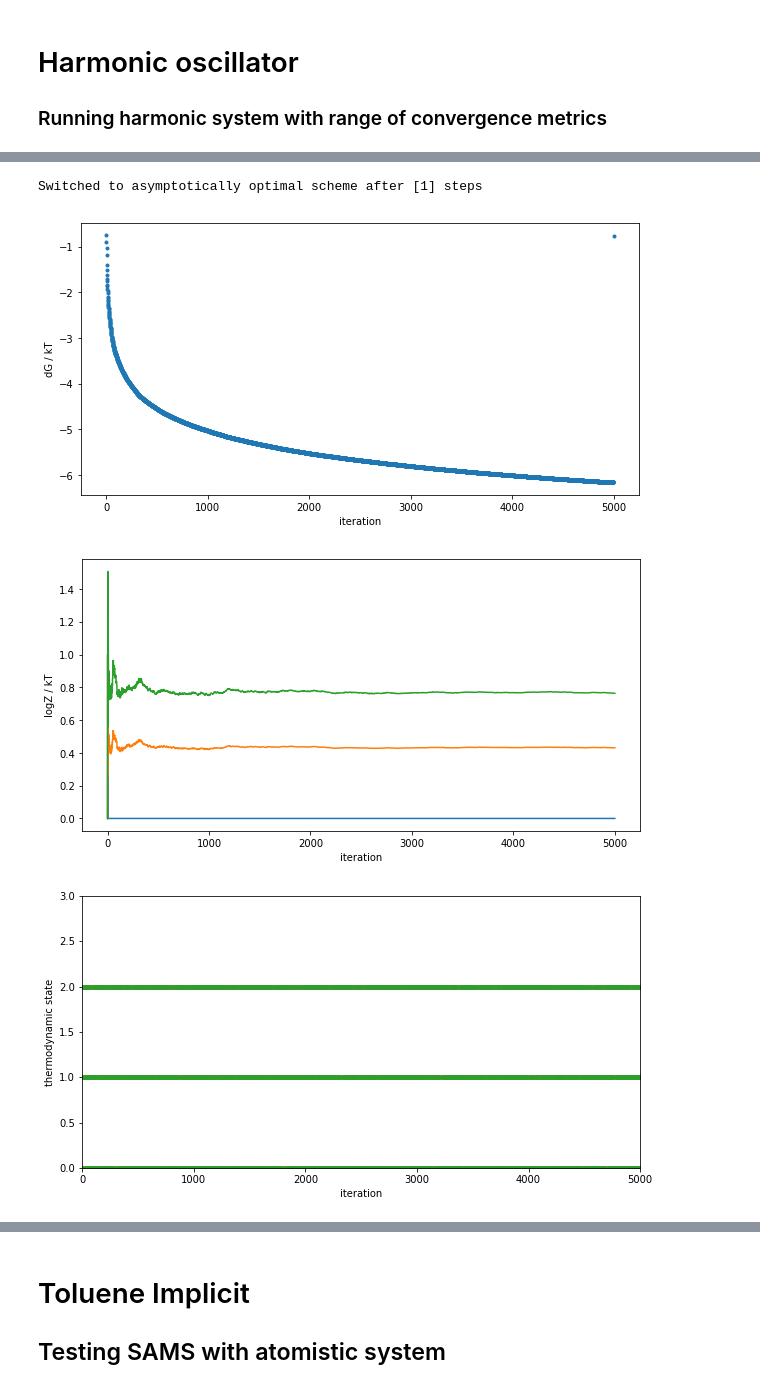
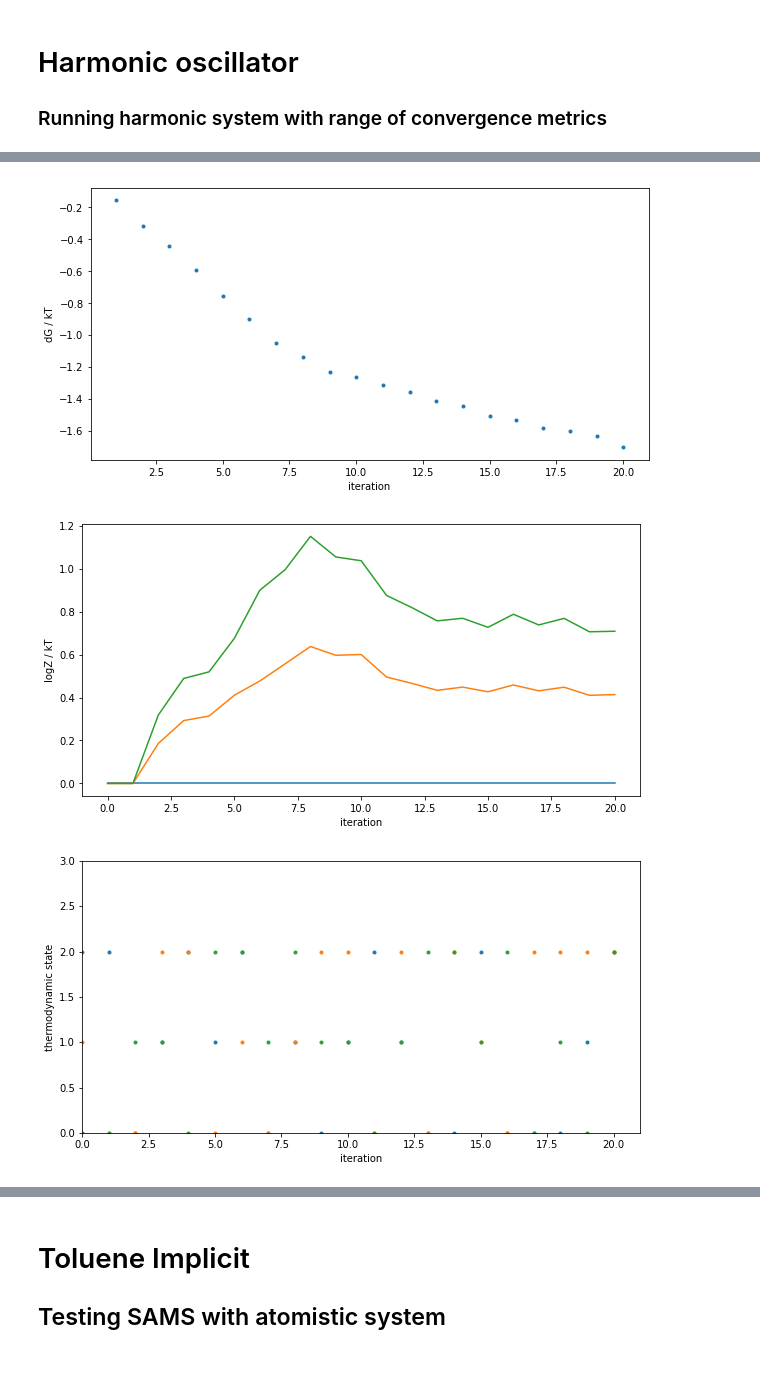
Before and after one commit to hannahbrucemacdonald/SAMS_vs_repex, a Jupyter notebook: notebooks/harmonicSAMS.ipynb, the cells around one changed output, grey strips where cells are left out. Drawn from its saved outputs; the diff is of its cells as text; code cells hidden in the pictures.

Commit message:
updating toluene test

```diff
--- a/notebooks/harmonicSAMS.ipynb
+++ b/notebooks/harmonicSAMS.ipynb
@@ -73,7 +73,8 @@ def compute_harmonic_oscillator_expectations(K, temperature):
 
     return values
 # %%
-def run_harmonic_test(sim_type,make_graphs=True,n_iterations=610,flatness_criteria='logZ-flatness',flatness_threshold=0.2,online_analysis_interval=200):
+def run_harmonic_test(sim_type,make_graphs=True,n_iterations=610,flatness_criteria='minimum-visits',
+                      flatness_threshold=0.2,online_analysis_interval=1,stages='two-stage'):
     """Test harmonic oscillator free energies for SAMS.
     Adapted from Yank/tests/test_restraints.py 'test_harmonic_free_energy'
     """
@@ -126,19 +127,19 @@ def run_harmonic_test(sim_type,make_graphs=True,n_iterations=610,flatness_criter
     # Define file for temporary storage.
     with mmtools.utils.temporary_directory() as tmp_dir:
         storage = os.path.join(tmp_dir, 'test_storage.nc')
-        reporter = yank.multistate.MultiStateReporter(storage, checkpoint_interval=1)
+        reporter = mmtools.multistate.MultiStateReporter(storage, checkpoint_interval=1)
 
         move = mmtools.mcmc.LangevinDynamicsMove(timestep=2.0*unit.femtoseconds,
                                                  collision_rate=20.0/unit.picosecond,
                                                  n_steps=500, reassign_velocities=True)
 
         if sim_type == 'SAMS':
-            simulation_sampler = yank.multistate.SAMSSampler(mcmc_moves=move, number_of_iterations=n_iterations,
+            simulation_sampler = mmtools.multistate.SAMSSampler(mcmc_moves=move, number_of_iterations=n_iterations,
                                  state_update_scheme='global-jump', flatness_threshold=flatness_threshold,
-                                 update_stages='two-stage', flatness_criteria=flatness_criteria,
+                                 update_stages=stages, flatness_criteria=flatness_criteria,minimum_visits=10, online_analysis_minimum_iterations=0,
                                  weight_update_method='rao-blackwellized',online_analysis_interval=online_analysis_interval)
         elif sim_type == 'REPEX':
-            simulation_sampler = yank.multistate.ReplicaExchangeSampler(mcmc_moves=move, number_of_iterations=n_iterations,
+            simulation_sampler = mmtools.multistate.ReplicaExchangeSampler(mcmc_moves=move, number_of_iterations=n_iterations,online_analysis_minimum_iterations=0,
                                                                         online_analysis_interval=online_analysis_interval)
         else:
             print('simulation must be SAMS or REPEX')
@@ -151,13 +152,13 @@ def run_harmonic_test(sim_type,make_graphs=True,n_iterations=610,flatness_criter
 #         # Create Analyzer.
 
         if sim_type == 'SAMS':
-            analyzer = yank.multistate.SAMSAnalyzer(reporter)
+            analyzer = mmtools.multistate.SAMSAnalyzer(reporter)
         elif sim_type == 'REPEX':
-            analyzer = yank.multistate.ReplicaExchangeAnalyzer(reporter)
+            analyzer = mmtools.multistate.ReplicaExchangeAnalyzer(reporter)
 
-        Delta_f_ij, dDelta_f_ij = analyzer.get_free_energy()
-        print('Free energy: {}'.format(Delta_f_ij))
-        print('analytical result: {}'.format(Delta_f_ij_analytical))
+#         Delta_f_ij, dDelta_f_ij = analyzer.get_free_energy()
+#         print('Free energy: {}'.format(Delta_f_ij))
+#         print('analytical result: {}'.format(Delta_f_ij_analytical))
 
         if make_graphs:
             ncfile = Dataset(storage, 'r')
@@ -253,5 +231,5 @@ analytical result: [[ 0.         -0.43152311 -0.76623844]
 # %%
-_ = run_harmonic_test('SAMS',n_iterations=5000,online_analysis_interval=5002)
+_ = run_harmonic_test('SAMS',n_iterations=20,stages='one-stage')
 # %% [output]
 Please cite the following:
 
@@ -268,4 +241,3 @@ analytical result: [[ 0.         -0.43152311 -0.76623844]
-Switched to asymptotically optimal scheme after [1] steps
-[figure, old version]
+[figure, new version]
-[figure, old version]
+[figure, new version]
-[figure, old version]
+[figure, new version]
```
Also changed, not shown: parts of 8 cells of this notebook.
